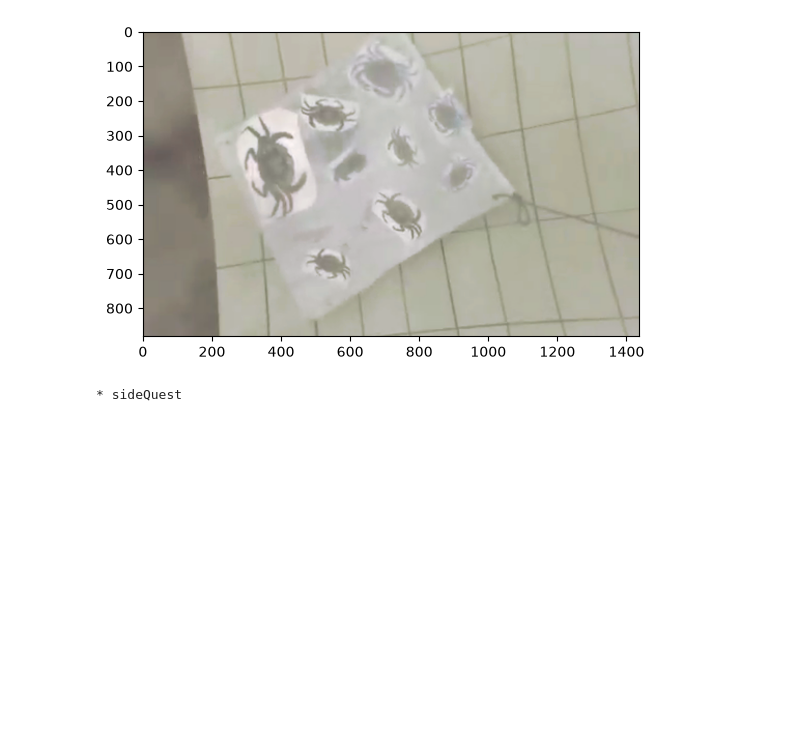
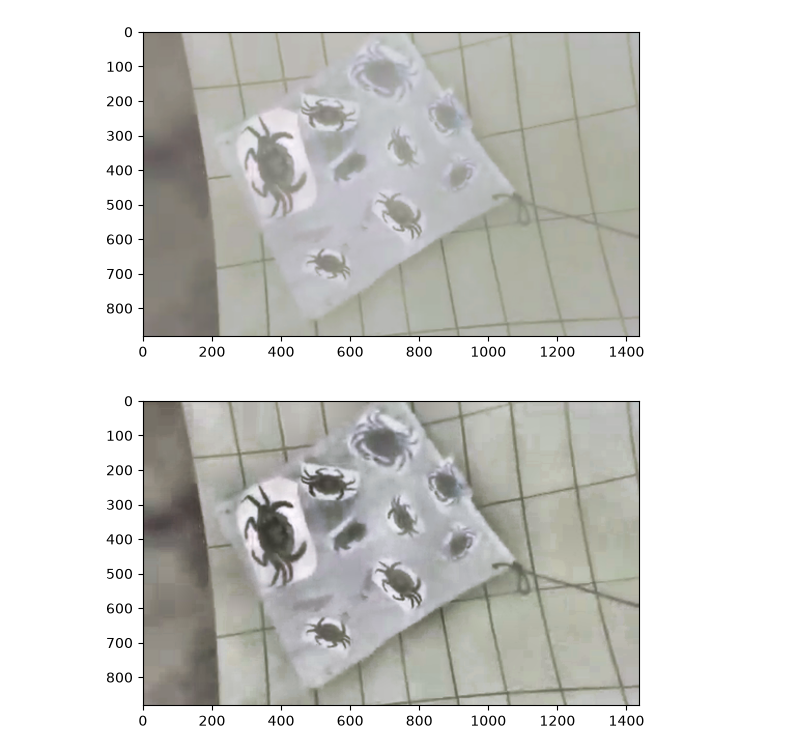
Before and after one commit to rokaia1692006/disparityMap_depthEstimation, a Jupyter notebook: code.ipynb, the cells around one changed output. Cells and saved outputs as stored; diff of their text form; code cells hidden in the pictures; blank space fills up the shorter version.

```diff
--- a/code.ipynb
+++ b/code.ipynb
@@ -51,13 +51,22 @@ def restoreRed (img,redStrength):
     rnew = cv2.addWeighted(r,1-strength,boost,strength,0)
     return cv2.merge([b,g,rnew])
 # %%
-restoreRedimg = restoreRed(imgLabcorrection,10.0)
+restoreRedimg = restoreRed(imgLabcorrection,12)
 plt.imshow(restoreRedimg)
 plt.show()
 # %% [output]
 [figure]
 # %%
-!git add .
-!git commit -m "not ure el ha2i2a"
+def clahe_enhance(img,Clip):
+    #into tiles -> aapllies localization eith contrast clippin
+    lab = cv2.cvtColor(img,cv2.COLOR_BGR2LAB)
+    L,A,B = cv2.split(lab)
+    clahe = cv2.createCLAHE(clipLimit = max(Clip,0.1))
+    l22 = clahe.apply(L)
+    return cv2.cvtColor(cv2.merge([l22, A,B]),cv2.COLOR_LAB2BGR)
-# %% [output]
-* sideQuest
+# %%
+clahe = clahe_enhance(restoreRedimg,2)
+plt.imshow(clahe)
+plt.show()
+# %% [output]
+[figure, added]
```
Also changed, not shown: parts of 8 cells of this notebook.
